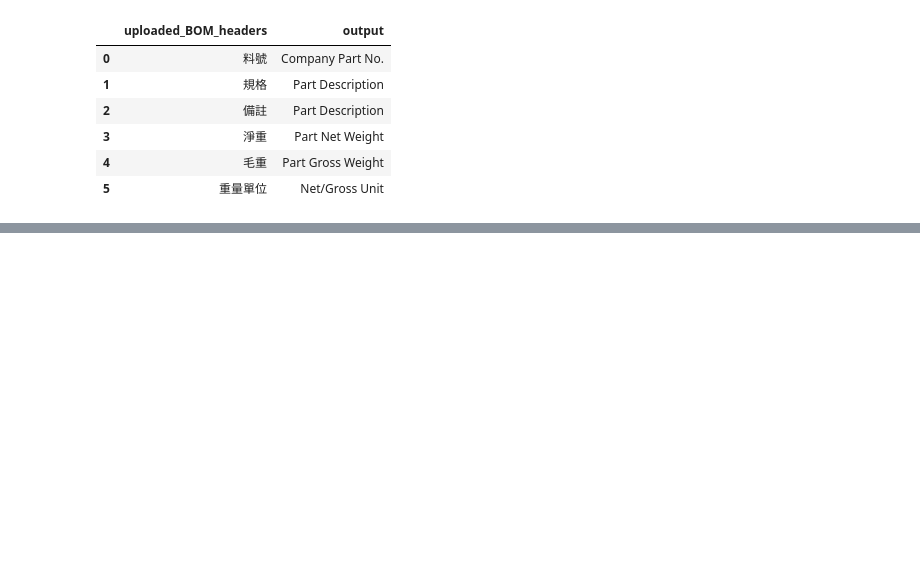
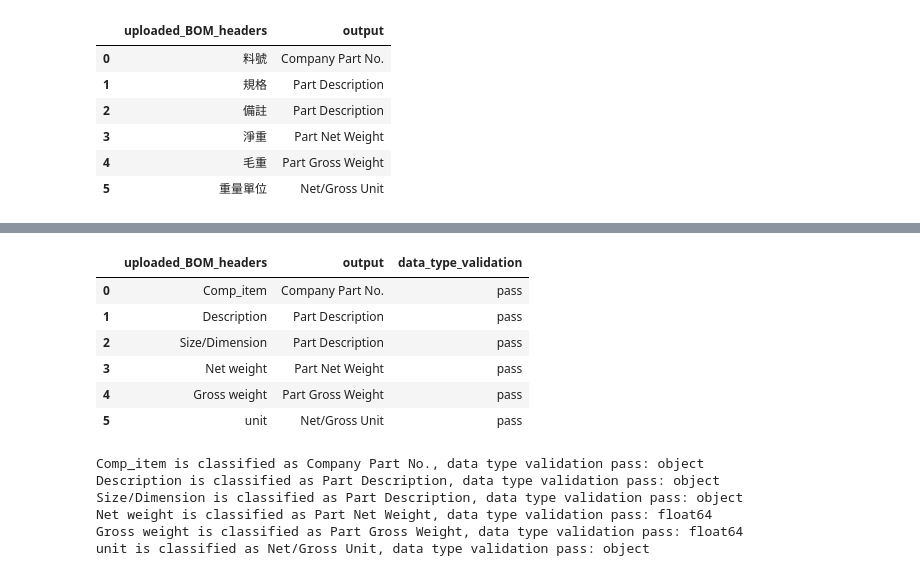
Before and after one commit to Ren1990/assignment1, a Jupyter notebook: 1_etl.ipynb, the cells around one changed output, grey strips where cells are left out. Cells and saved outputs as stored; diff of their text form; code cells hidden in the pictures; blank space fills up the shorter version.

```diff
--- a/1_etl.ipynb
+++ b/1_etl.ipynb
@@ -447,0 +504,19 @@ data_type_df
+# %%
+bom1_result[['uploaded_BOM_headers','output','data_type_validation']]
+# %% [output]
+|  | uploaded_BOM_headers | output | data_type_validation |
+| 0 | Comp_item | Company Part No. | pass |
+| 1 | Description | Part Description | pass |
+| 2 | Size/Dimension | Part Description | pass |
+| 3 | Net weight | Part Net Weight | pass |
+| 4 | Gross weight | Part Gross Weight | pass |
+| 5 | unit | Net/Gross Unit | pass |
+# %%
+bom2_result=classify_bom(bom1)
+# %% [output]
+Comp_item is classified as Company Part No., data type validation pass: object
+Description is classified as Part Description, data type validation pass: object
+Size/Dimension is classified as Part Description, data type validation pass: object
+Net weight is classified as Part Net Weight, data type validation pass: float64
+Gross weight is classified as Part Gross Weight, data type validation pass: float64
+unit is classified as Net/Gross Unit, data type validation pass: object
```
Also changed, not shown: parts of 10 cells of this notebook.
